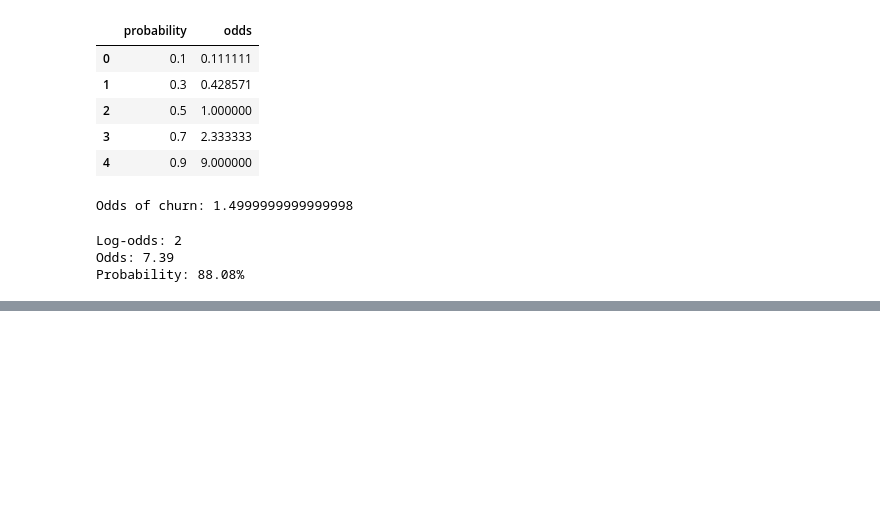
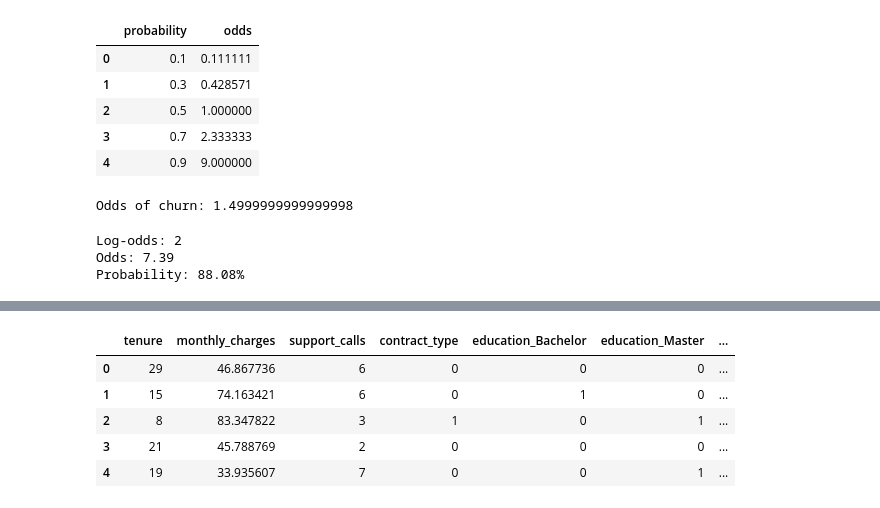
Before and after one commit to marihay1999-cmd/data_analytics_with_python, a Jupyter notebook: notebooks/18_Logistic_regression.ipynb, the cells around one changed output, grey strips where cells are left out. Cells and saved outputs as stored; diff of their text form; code cells hidden in the pictures; blank space fills up the shorter version.

Commit message:
Add logistic regression analysis updates

```diff
--- a/notebooks/18_Logistic_regression.ipynb
+++ b/notebooks/18_Logistic_regression.ipynb
@@ -66,0 +69,15 @@ Probability: 88.08%
+# %%
+#Download the Dataset
+import pandas as pd
+import numpy as np
+
+from sklearn.model_selection import train_test_split
+from sklearn.linear_model import LinearRegression
+from sklearn.metrics import confusion_matrix, accuracy_score, precision_score, recall_score, f1_score
+
+
+df = pd.read_csv("https://raw.githubusercontent.com/hovhannisyan91/data_analytics_with_python/refs/heads/main/data/regression/logistic_regression/synthetic_churn_data.csv")
+print(f"Dataset shape: {df.shape}")
+df.head()
+
+df.to_csv("../../data_analytics_with_python/data/regression/logistic_regression/synthetic_churn_data.csv", index=False)
@@ -66,0 +139,22 @@ Probability: 88.08%
+# %%
+#Data Preprocessing
+X = df.drop(columns=["churn"])
+y = df["churn"]
+# %%
+#Encoding Categorical Variables
+education_order = ["High School", "Bachelor", "Master", "PhD"]
+
+df["education_level"] = pd.Categorical(
+    df["education_level"],
+    categories=education_order,
+    ordered=True
+)
+
+education_dummies = pd.get_dummies(
+    df["education_level"],
+    prefix="education",
+    drop_first=True,
+    dtype=int
+)
+
+education_dummies.head()
@@ -66,0 +168,11 @@ Probability: 88.08%
+# %%
+X_encoded = pd.concat([X.drop(columns=["education_level"]), education_dummies], axis=1)
+
+X_encoded.head()
+# %% [output]
+|  | tenure | monthly_charges | support_calls | contract_type | education_Bachelor | education_Master | ... |
+| 0 | 29 | 46.867736 | 6 | 0 | 0 | 0 | ... |
+| 1 | 15 | 74.163421 | 6 | 0 | 1 | 0 | ... |
+| 2 | 8 | 83.347822 | 3 | 1 | 0 | 1 | ... |
+| 3 | 21 | 45.788769 | 2 | 0 | 0 | 0 | ... |
+| 4 | 19 | 33.935607 | 7 | 0 | 0 | 1 | ... |
```
Also changed, not shown: parts of 21 cells of this notebook.
